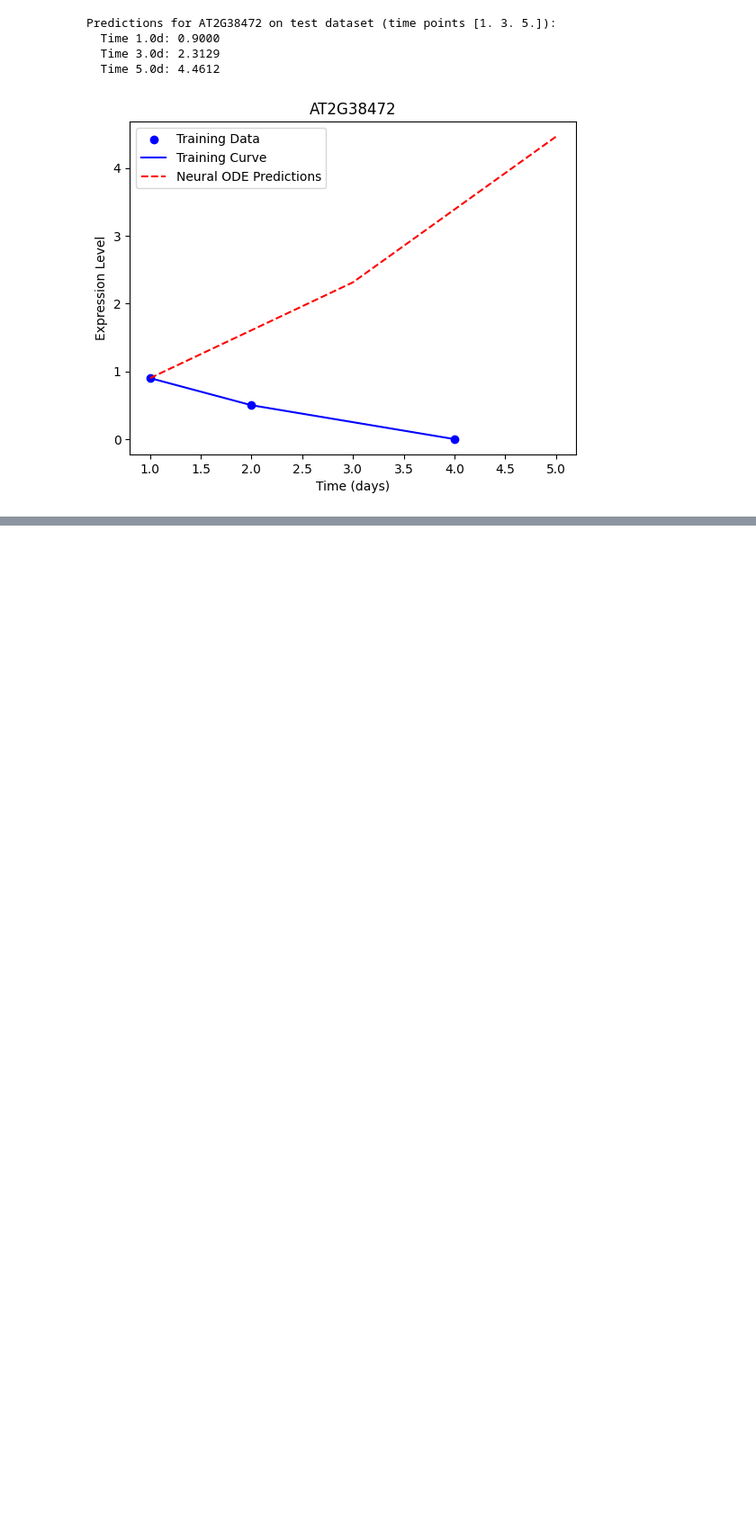
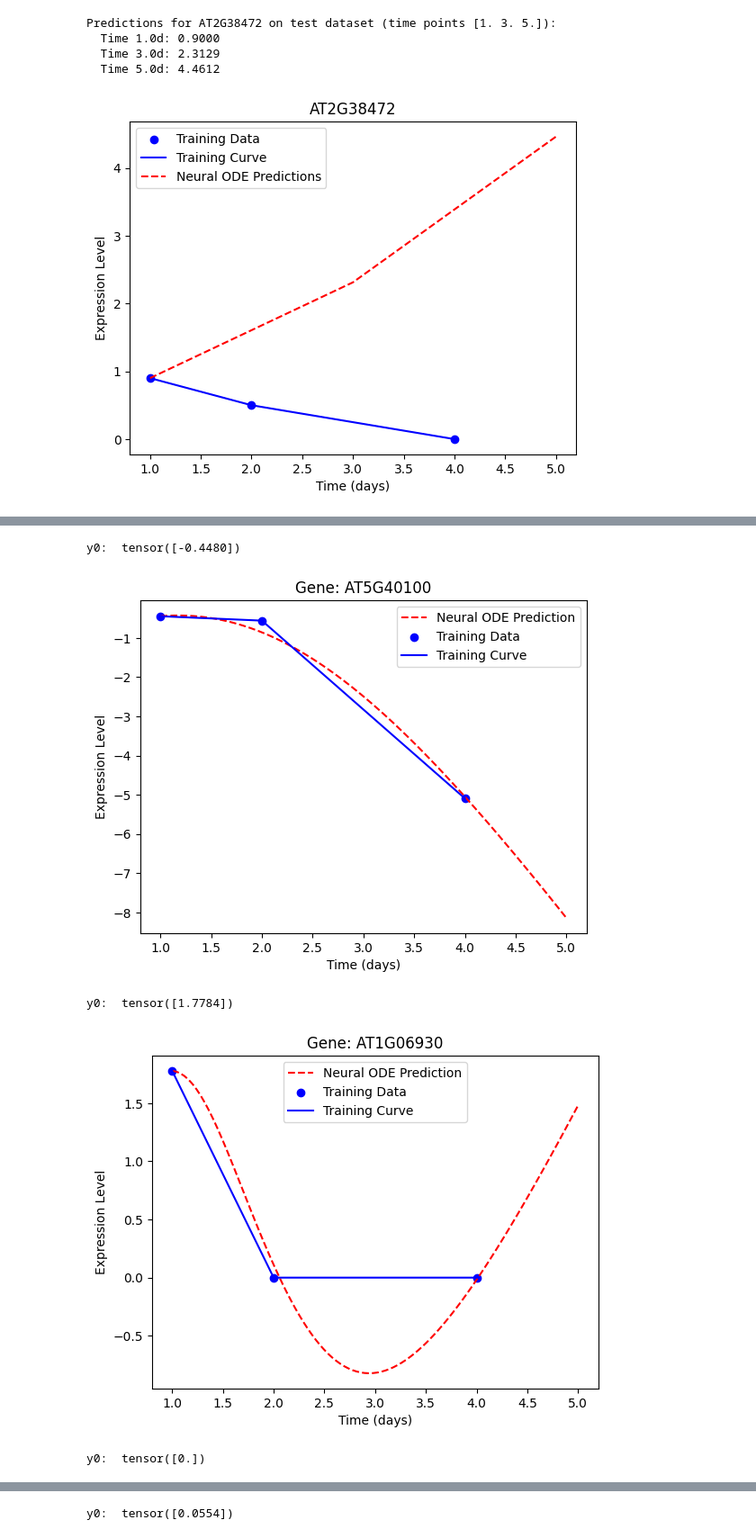
Before and after one commit to prabal5ghosh/research-project-on-physics-informed-machine-learning-on-transcriptomics-data, a Jupyter notebook: neural_ipinn_21_02_2025.ipynb, the cells around one changed output, grey strips where cells are left out. Shown at 90% size. Cells and saved outputs as stored; diff of their text form; code cells hidden in the pictures; blank space fills up the shorter version.

```diff
--- a/neural_ipinn_21_02_2025.ipynb
+++ b/neural_ipinn_21_02_2025.ipynb
@@ -1046,0 +1298,15 @@ Predictions for AT2G38472 on test dataset (time points [1. 3. 5.]):
+# %%
+import numpy as np
+import pandas as pd
+import torch
+import torch.nn as nn
+import torch.optim as optim
+from torchdiffeq import odeint
+import matplotlib.pyplot as plt
+
+# (Assume the model has been trained already using your provided code)
+
+# For testing, we generate new time points.
+# Here, we create 100 evenly spaced time points between day 1 and day 5.
+test_time_points = np.linspace(1.0, 5.0, 100).astype(np.float32)
+test_time_tensor = torch.tensor(test_time_points, dtype=torch.float32, requires_grad=True)
@@ -1046,0 +1330,32 @@ Predictions for AT2G38472 on test dataset (time points [1. 3. 5.]):
+# %%
+
+# Use the trained models to predict expression over the test time points.
+predictions = {}  # Dictionary to store predictions for each gene
+
+with torch.no_grad():
+    for i, gene_id in enumerate(df['Gene']):
+        # The initial condition is taken from the training data (Day1 value)
+        y0 = gene_data_tensor[i, 0].unsqueeze(0)  # shape: (1,)
+        print("y0: ",y0)
+        # Solve the ODE over the test time points
+        pred = odeint(ode_models[i], y0, test_time_tensor).squeeze().numpy()
+        predictions[gene_id] = pred
+
+        # Plot the test predictions (red dashed line) along with the original data points (blue dots)
+        plt.figure()
+        plt.plot(test_time_points, pred, 'r--', label="Neural ODE Prediction")
+        # Plot original training points for this gene.
+        # Note: Ensure the training time points match the data used during training.
+        plt.scatter(time_points, gene_data[i], c='b', label="Training Data")
+        plt.plot(time_points, gene_data[i], 'b-', label="Training Curve")
+        plt.title(f"Gene: {gene_id}")
+        plt.xlabel("Time (days)")
+        plt.ylabel("Expression Level")
+        plt.legend()
+        plt.show()
+# %% [output]
+y0:  tensor([-0.4480])
+[figure, added]
+y0:  tensor([1.7784])
+[figure, added]
+y0:  tensor([0.])
@@ -1046,0 +1363 @@ Predictions for AT2G38472 on test dataset (time points [1. 3. 5.]):
+y0:  tensor([0.0554])
```
Also changed, not shown: parts of 6 cells of this notebook.
